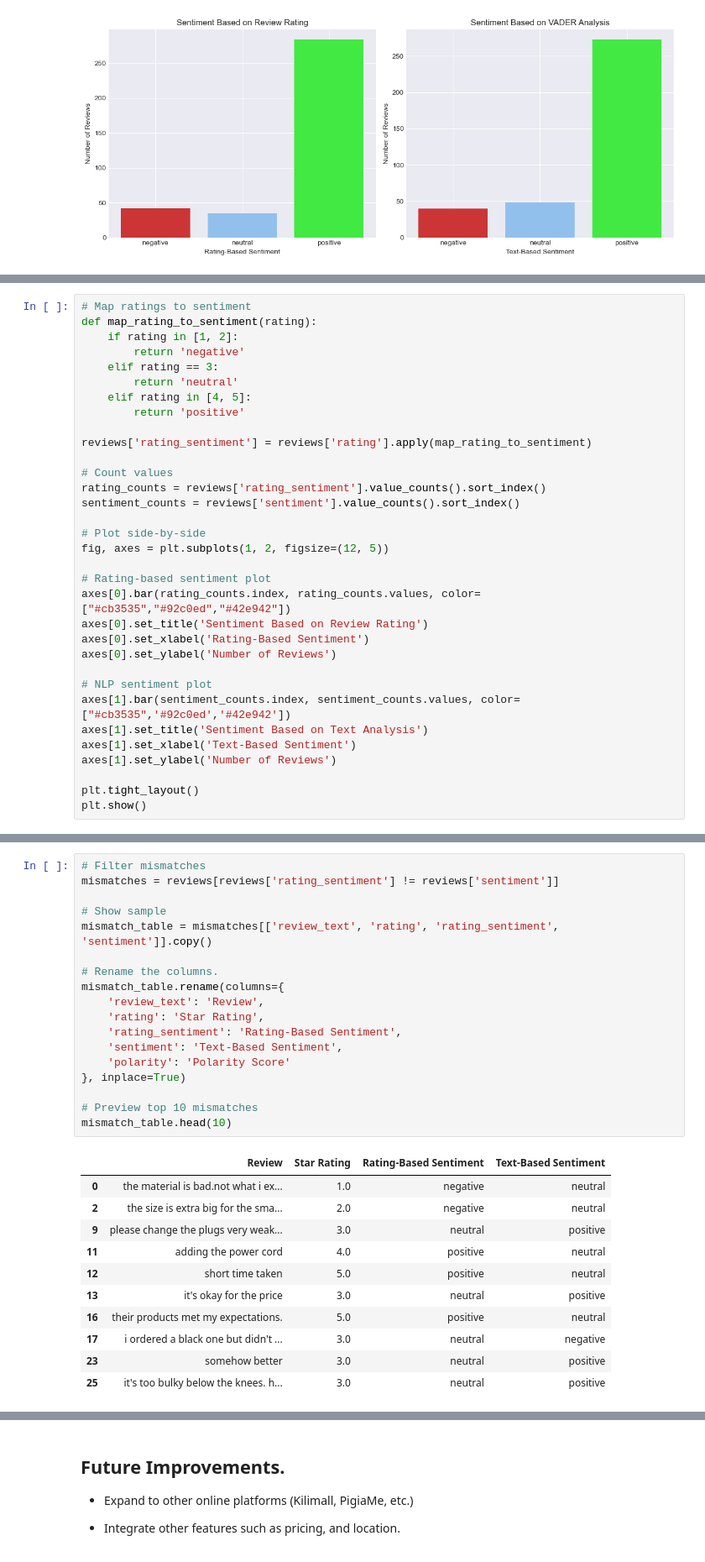
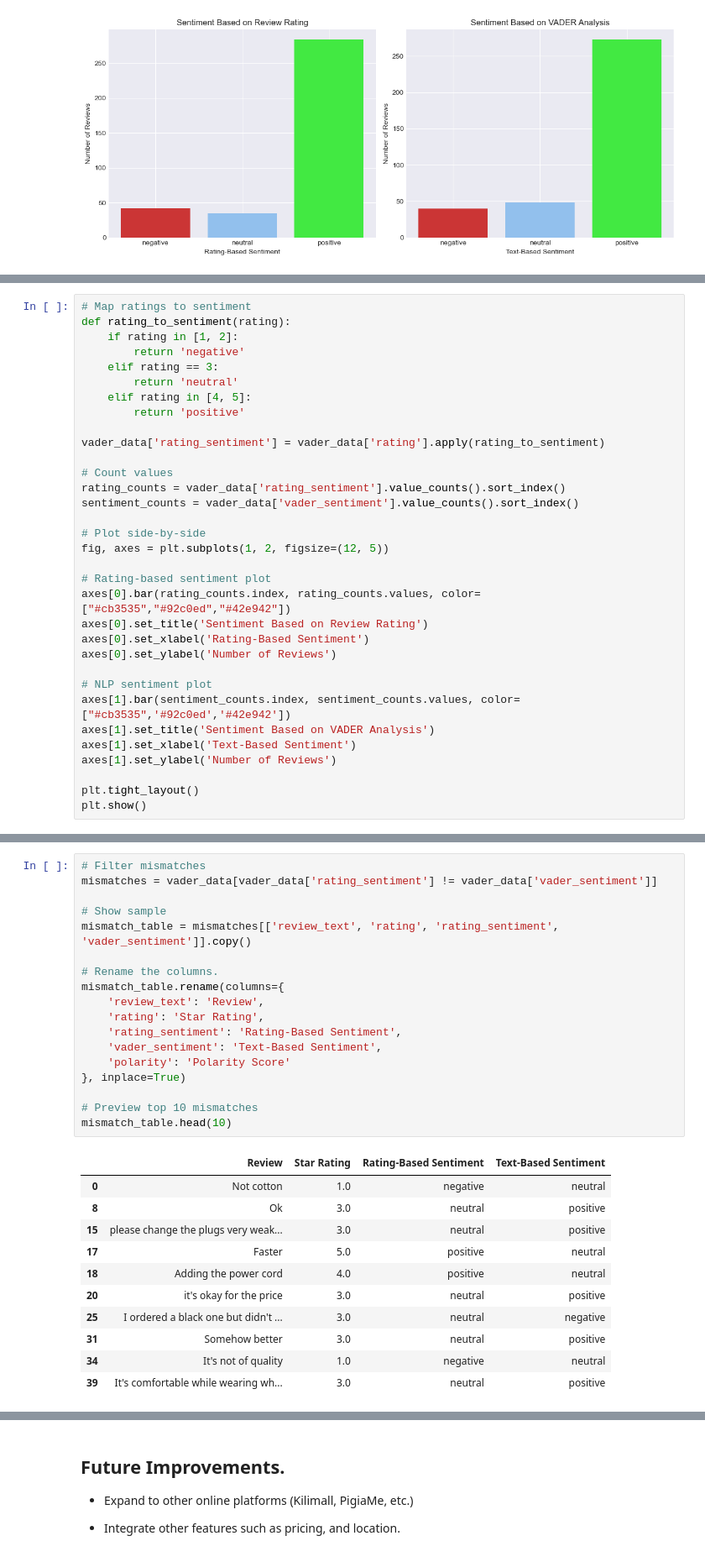
Before and after one commit to Assesa44/Kenya-Ecommerce-Reviews, a Jupyter notebook: Notebooks/analysis.ipynb, the cells around one changed output, grey strips where cells are left out. Shown at 84% size. Drawn from its saved outputs; the diff is of its cells as text.

```diff
--- a/Notebooks/analysis.ipynb
+++ b/Notebooks/analysis.ipynb
@@ -815,7 +830,7 @@ In this section, we are going to do the final analysis and actually use the data
 There have been several articles in the internet stating that vendors in online platforms are using fake reviews to boost their sales and visibility. After collecting the data, cleaning it, engineering some new columns and performing sentiment analysis on it, we are now going to compare the data before NPL and after to find out if Jumia Kenya e-commerce platform has fake or unreliable reviews.
 # %%
 # Map ratings to sentiment
-def map_rating_to_sentiment(rating):
+def rating_to_sentiment(rating):
     if rating in [1, 2]:
         return 'negative'
     elif rating == 3:
@@ -823,11 +838,11 @@ def map_rating_to_sentiment(rating):
     elif rating in [4, 5]:
         return 'positive'
 
-reviews['rating_sentiment'] = reviews['rating'].apply(map_rating_to_sentiment)
+vader_data['rating_sentiment'] = vader_data['rating'].apply(rating_to_sentiment)
 
 # Count values
-rating_counts = reviews['rating_sentiment'].value_counts().sort_index()
-sentiment_counts = reviews['sentiment'].value_counts().sort_index()
+rating_counts = vader_data['rating_sentiment'].value_counts().sort_index()
+sentiment_counts = vader_data['vader_sentiment'].value_counts().sort_index()
 
 # Plot side-by-side
 fig, axes = plt.subplots(1, 2, figsize=(12, 5))
@@ -840,7 +855,7 @@ axes[0].set_ylabel('Number of Reviews')
 
 # NLP sentiment plot
 axes[1].bar(sentiment_counts.index, sentiment_counts.values, color=["#cb3535",'#92c0ed','#42e942'])
-axes[1].set_title('Sentiment Based on Text Analysis')
+axes[1].set_title('Sentiment Based on VADER Analysis')
 axes[1].set_xlabel('Text-Based Sentiment')
 axes[1].set_ylabel('Number of Reviews')
 
@@ -857,34 +876,34 @@ We uncovered that there are mismatched reviews, in this section, we are filterin
 Below are sample reviews where the sentiment expressed in the text does not align with the rating given. These mismatches help uncover nuances and potential inconsistencies in how customers rate products versus how they truly feel.
 # %%
 # Filter mismatches
-mismatches = reviews[reviews['rating_sentiment'] != reviews['sentiment']]
+mismatches = vader_data[vader_data['rating_sentiment'] != vader_data['vader_sentiment']]
 
 # Show sample
-mismatch_table = mismatches[['review_text', 'rating', 'rating_sentiment', 'sentiment']].copy()
+mismatch_table = mismatches[['review_text', 'rating', 'rating_sentiment', 'vader_sentiment']].copy()
 
 # Rename the columns.
 mismatch_table.rename(columns={
     'review_text': 'Review',
     'rating': 'Star Rating',
     'rating_sentiment': 'Rating-Based Sentiment',
-    'sentiment': 'Text-Based Sentiment',
+    'vader_sentiment': 'Text-Based Sentiment',
     'polarity': 'Polarity Score'
 }, inplace=True)
 
 # Preview top 10 mismatches
 mismatch_table.head(10)
 # %% [output]
 |  | Review | Star Rating | Rating-Based Sentiment | Text-Based Sentiment |
-| 0 | the material is bad.not what i ex... | 1.0 | negative | neutral |
-| 2 | the size is extra big for the sma... | 2.0 | negative | neutral |
-| 9 | please change the plugs very weak... | 3.0 | neutral | positive |
-| 11 | adding the power cord | 4.0 | positive | neutral |
-| 12 | short time taken | 5.0 | positive | neutral |
-| 13 | it's okay for the price | 3.0 | neutral | positive |
-| 16 | their products met my expectations. | 5.0 | positive | neutral |
-| 17 | i ordered a black one but didn't ... | 3.0 | neutral | negative |
-| 23 | somehow better | 3.0 | neutral | positive |
-| 25 | it's too bulky below the knees. h... | 3.0 | neutral | positive |
+| 0 | Not cotton | 1.0 | negative | neutral |
+| 8 | Ok | 3.0 | neutral | positive |
+| 15 | please change the plugs very weak... | 3.0 | neutral | positive |
+| 17 | Faster | 5.0 | positive | neutral |
+| 18 | Adding the power cord | 4.0 | positive | neutral |
+| 20 | it's okay for the price | 3.0 | neutral | positive |
+| 25 | I ordered a black one but didn't ... | 3.0 | neutral | negative |
+| 31 | Somehow better | 3.0 | neutral | positive |
+| 34 | It's not of quality | 1.0 | negative | neutral |
+| 39 | It's comfortable while wearing wh... | 3.0 | neutral | positive |
 # %%
 # Check the number of mismatched reviews.
 mismatch_table.shape
```
Also changed, not shown: parts of 25 cells of this notebook.
